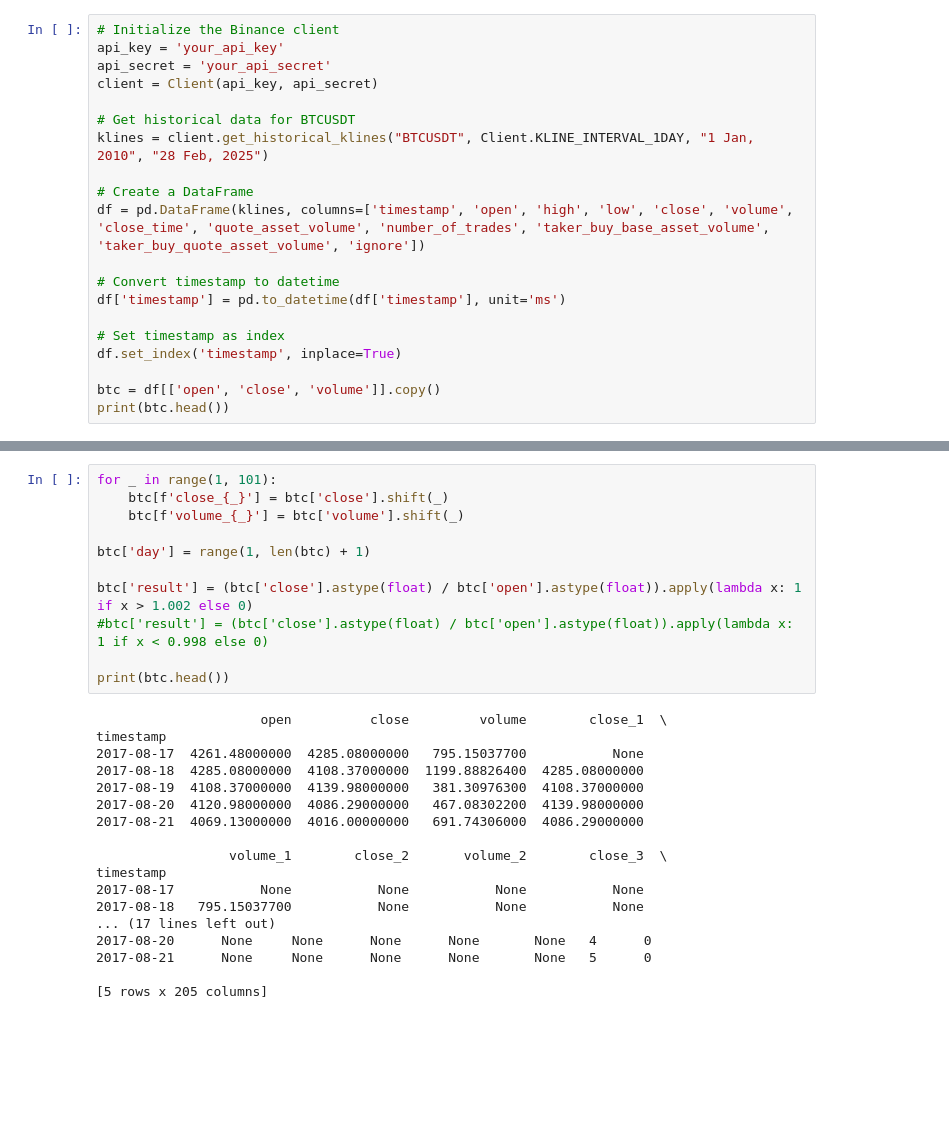
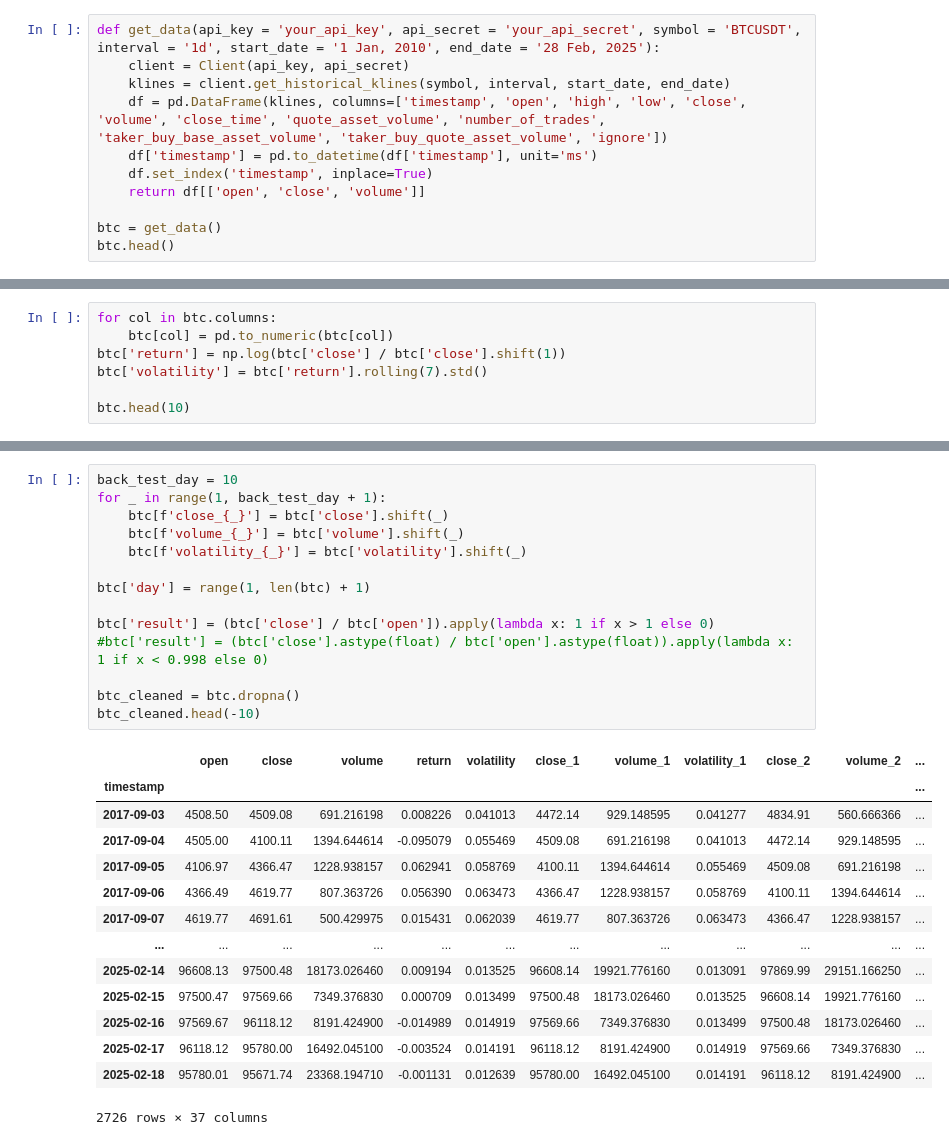
Before and after one commit to 21104988d/IB, a Jupyter notebook: backtest/class_ml_btc_bot.ipynb, the cells around one changed output, grey strips where cells are left out. Drawn from its saved outputs; the diff is of its cells as text; blank space fills up the shorter version.

```diff
--- a/backtest/class_ml_btc_bot.ipynb
+++ b/backtest/class_ml_btc_bot.ipynb
@@ -13,21 +15,12 @@ from sklearn.metrics import accuracy_score
 # %%
-# Initialize the Binance client
-api_key = 'your_api_key'
-api_secret = 'your_api_secret'
-client = Client(api_key, api_secret)
+def get_data(api_key = 'your_api_key', api_secret = 'your_api_secret', symbol = 'BTCUSDT', interval = '1d', start_date = '1 Jan, 2010', end_date = '28 Feb, 2025'):
+    client = Client(api_key, api_secret)
+    klines = client.get_historical_klines(symbol, interval, start_date, end_date)
+    df = pd.DataFrame(klines, columns=['timestamp', 'open', 'high', 'low', 'close', 'volume', 'close_time', 'quote_asset_volume', 'number_of_trades', 'taker_buy_base_asset_volume', 'taker_buy_quote_asset_volume', 'ignore'])
+    df['timestamp'] = pd.to_datetime(df['timestamp'], unit='ms')
+    df.set_index('timestamp', inplace=True)
+    return df[['open', 'close', 'volume']]
 
-# Get historical data for BTCUSDT
-klines = client.get_historical_klines("BTCUSDT", Client.KLINE_INTERVAL_1DAY, "1 Jan, 2010", "28 Feb, 2025")
-
-# Create a DataFrame
-df = pd.DataFrame(klines, columns=['timestamp', 'open', 'high', 'low', 'close', 'volume', 'close_time', 'quote_asset_volume', 'number_of_trades', 'taker_buy_base_asset_volume', 'taker_buy_quote_asset_volume', 'ignore'])
-
-# Convert timestamp to datetime
-df['timestamp'] = pd.to_datetime(df['timestamp'], unit='ms')
-
-# Set timestamp as index
-df.set_index('timestamp', inplace=True)
-
-btc = df[['open', 'close', 'volume']].copy()
-print(btc.head())
+btc = get_data()
+btc.head()
 # %% [output]
@@ -40,0 +34,7 @@ timestamp
+# %%
+for col in btc.columns:
+    btc[col] = pd.to_numeric(btc[col])
+btc['return'] = np.log(btc['close'] / btc['close'].shift(1))
+btc['volatility'] = btc['return'].rolling(7).std()
+
+btc.head(10)
@@ -41,29 +54,29 @@ timestamp
 # %%
-for _ in range(1, 101):
+back_test_day = 10
+for _ in range(1, back_test_day + 1):
     btc[f'close_{_}'] = btc['close'].shift(_)
     btc[f'volume_{_}'] = btc['volume'].shift(_)
+    btc[f'volatility_{_}'] = btc['volatility'].shift(_)
 
 btc['day'] = range(1, len(btc) + 1)
 
-btc['result'] = (btc['close'].astype(float) / btc['open'].astype(float)).apply(lambda x: 1 if x > 1.002 else 0)
+btc['result'] = (btc['close'] / btc['open']).apply(lambda x: 1 if x > 1 else 0)
 #btc['result'] = (btc['close'].astype(float) / btc['open'].astype(float)).apply(lambda x: 1 if x < 0.998 else 0)
 
-print(btc.head())
+btc_cleaned = btc.dropna()
+btc_cleaned.head(-10)
 # %% [output]
+|  | open | close | volume | return | volatility | close_1 | volume_1 | volatility_1 | close_2 | volume_2 | ... |
+| timestamp |  |  |  |  |  |  |  |  |  |  | ... |
+| 2017-09-03 | 4508.50 | 4509.08 | 691.216198 | 0.008226 | 0.041013 | 4472.14 | 929.148595 | 0.041277 | 4834.91 | 560.666366 | ... |
+| 2017-09-04 | 4505.00 | 4100.11 | 1394.644614 | -0.095079 | 0.055469 | 4509.08 | 691.216198 | 0.041013 | 4472.14 | 929.148595 | ... |
+| 2017-09-05 | 4106.97 | 4366.47 | 1228.938157 | 0.062941 | 0.058769 | 4100.11 | 1394.644614 | 0.055469 | 4509.08 | 691.216198 | ... |
+| 2017-09-06 | 4366.49 | 4619.77 | 807.363726 | 0.056390 | 0.063473 | 4366.47 | 1228.938157 | 0.058769 | 4100.11 | 1394.644614 | ... |
+| 2017-09-07 | 4619.77 | 4691.61 | 500.429975 | 0.015431 | 0.062039 | 4619.77 | 807.363726 | 0.063473 | 4366.47 | 1228.938157 | ... |
+| ... | ... | ... | ... | ... | ... | ... | ... | ... | ... | ... | ... |
+| 2025-02-14 | 96608.13 | 97500.48 | 18173.026460 | 0.009194 | 0.013525 | 96608.14 | 19921.776160 | 0.013091 | 97869.99 | 29151.166250 | ... |
+| 2025-02-15 | 97500.47 | 97569.66 | 7349.376830 | 0.000709 | 0.013499 | 97500.48 | 18173.026460 | 0.013525 | 96608.14 | 19921.776160 | ... |
+| 2025-02-16 | 97569.67 | 96118.12 | 8191.424900 | -0.014989 | 0.014919 | 97569.66 | 7349.376830 | 0.013499 | 97500.48 | 18173.026460 | ... |
+| 2025-02-17 | 96118.12 | 95780.00 | 16492.045100 | -0.003524 | 0.014191 | 96118.12 | 8191.424900 | 0.014919 | 97569.66 | 7349.376830 | ... |
+| 2025-02-18 | 95780.01 | 95671.74 | 23368.194710 | -0.001131 | 0.012639 | 95780.00 | 16492.045100 | 0.014191 | 96118.12 | 8191.424900 | ... |
-                     open          close         volume        close_1  \
-timestamp
-2017-08-17  4261.48000000  4285.08000000   795.15037700           None
-2017-08-18  4285.08000000  4108.37000000  1199.88826400  4285.08000000
-2017-08-19  4108.37000000  4139.98000000   381.30976300  4108.37000000
-2017-08-20  4120.98000000  4086.29000000   467.08302200  4139.98000000
-2017-08-21  4069.13000000  4016.00000000   691.74306000  4086.29000000
-
-                 volume_1        close_2       volume_2        close_3  \
-timestamp
-2017-08-17           None           None           None           None
-2017-08-18   795.15037700           None           None           None
-... (17 lines left out)
-2017-08-20      None     None      None      None       None   4      0
-2017-08-21      None     None      None      None       None   5      0
-
-[5 rows x 205 columns]
+2726 rows × 37 columns
```
Also changed, not shown: parts of 21 cells of this notebook.
